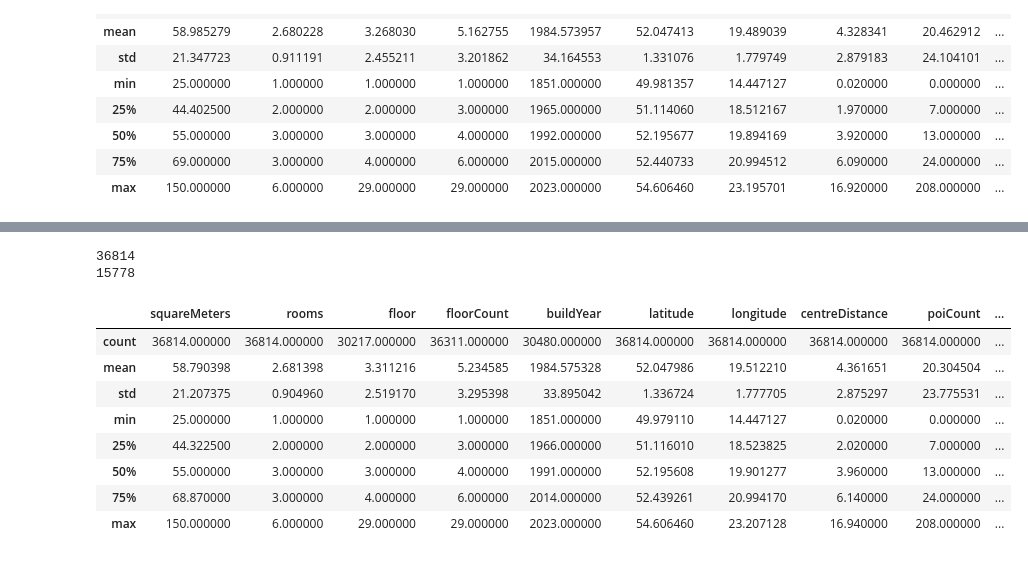
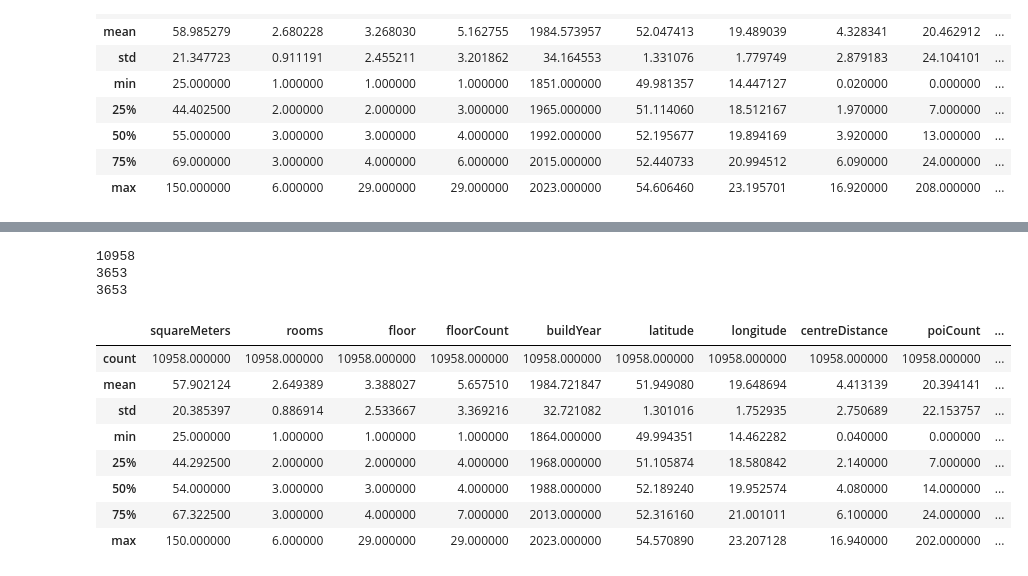
Before and after one commit to SzymonCisowski/PFML_Project, a Jupyter notebook: Projekt_PFML1.ipynb, the cells around one changed output, grey strips where cells are left out. Cells and saved outputs as stored; diff of their text form; code cells hidden in the pictures.

```diff
--- a/Projekt_PFML1.ipynb
+++ b/Projekt_PFML1.ipynb
@@ -35,0 +41,3 @@ df.describe()
+# %%
+df = df.drop_duplicates().reset_index(drop=True)
+df
@@ -36,23 +74,29 @@ df.describe()
+# %%
+df.drop(['id', 'condition', 'buildingMaterial'], axis=1, inplace=True)
+df = df.dropna()
 # %%
 from sklearn.model_selection import train_test_split
 #X = data.drop('Exercise Intensity', axis = 1)
 #y = data['Exercise Intensity']
-X_train, X_test = train_test_split(df,test_size=0.3,random_state=21)
+X_train, X_test = train_test_split(df,test_size=0.4,random_state=21)
+X_valid, X_test = train_test_split(X_test,test_size=0.5,random_state=21)
 print(len(X_train))
 print(len(X_test))
+print(len(X_valid))
 X_train.describe()
 # %% [output]
-36814
-15778
+10958
+3653
+3653
 |  | squareMeters | rooms | floor | floorCount | buildYear | latitude | longitude | centreDistance | poiCount | ... |
-| count | 36814.000000 | 36814.000000 | 30217.000000 | 36311.000000 | 30480.000000 | 36814.000000 | 36814.000000 | 36814.000000 | 36814.000000 | ... |
-| mean | 58.790398 | 2.681398 | 3.311216 | 5.234585 | 1984.575328 | 52.047986 | 19.512210 | 4.361651 | 20.304504 | ... |
-| std | 21.207375 | 0.904960 | 2.519170 | 3.295398 | 33.895042 | 1.336724 | 1.777705 | 2.875297 | 23.775531 | ... |
-| min | 25.000000 | 1.000000 | 1.000000 | 1.000000 | 1851.000000 | 49.979110 | 14.447127 | 0.020000 | 0.000000 | ... |
-| 25% | 44.322500 | 2.000000 | 2.000000 | 3.000000 | 1966.000000 | 51.116010 | 18.523825 | 2.020000 | 7.000000 | ... |
-| 50% | 55.000000 | 3.000000 | 3.000000 | 4.000000 | 1991.000000 | 52.195608 | 19.901277 | 3.960000 | 13.000000 | ... |
-| 75% | 68.870000 | 3.000000 | 4.000000 | 6.000000 | 2014.000000 | 52.439261 | 20.994170 | 6.140000 | 24.000000 | ... |
-| max | 150.000000 | 6.000000 | 29.000000 | 29.000000 | 2023.000000 | 54.606460 | 23.207128 | 16.940000 | 208.000000 | ... |
+| count | 10958.000000 | 10958.000000 | 10958.000000 | 10958.000000 | 10958.000000 | 10958.000000 | 10958.000000 | 10958.000000 | 10958.000000 | ... |
+| mean | 57.902124 | 2.649389 | 3.388027 | 5.657510 | 1984.721847 | 51.949080 | 19.648694 | 4.413139 | 20.394141 | ... |
+| std | 20.385397 | 0.886914 | 2.533667 | 3.369216 | 32.721082 | 1.301016 | 1.752935 | 2.750689 | 22.153757 | ... |
+| min | 25.000000 | 1.000000 | 1.000000 | 1.000000 | 1864.000000 | 49.994351 | 14.462282 | 0.040000 | 0.000000 | ... |
+| 25% | 44.292500 | 2.000000 | 2.000000 | 4.000000 | 1968.000000 | 51.105874 | 18.580842 | 2.140000 | 7.000000 | ... |
+| 50% | 54.000000 | 3.000000 | 3.000000 | 4.000000 | 1988.000000 | 52.189240 | 19.952574 | 4.080000 | 14.000000 | ... |
+| 75% | 67.322500 | 3.000000 | 4.000000 | 7.000000 | 2013.000000 | 52.316160 | 21.001011 | 6.100000 | 24.000000 | ... |
+| max | 150.000000 | 6.000000 | 29.000000 | 29.000000 | 2023.000000 | 54.570890 | 23.207128 | 16.940000 | 202.000000 | ... |
 # %%
 import seaborn as sns
 import matplotlib.pyplot as plt
```
Also changed, not shown: parts of 10 cells of this notebook.
